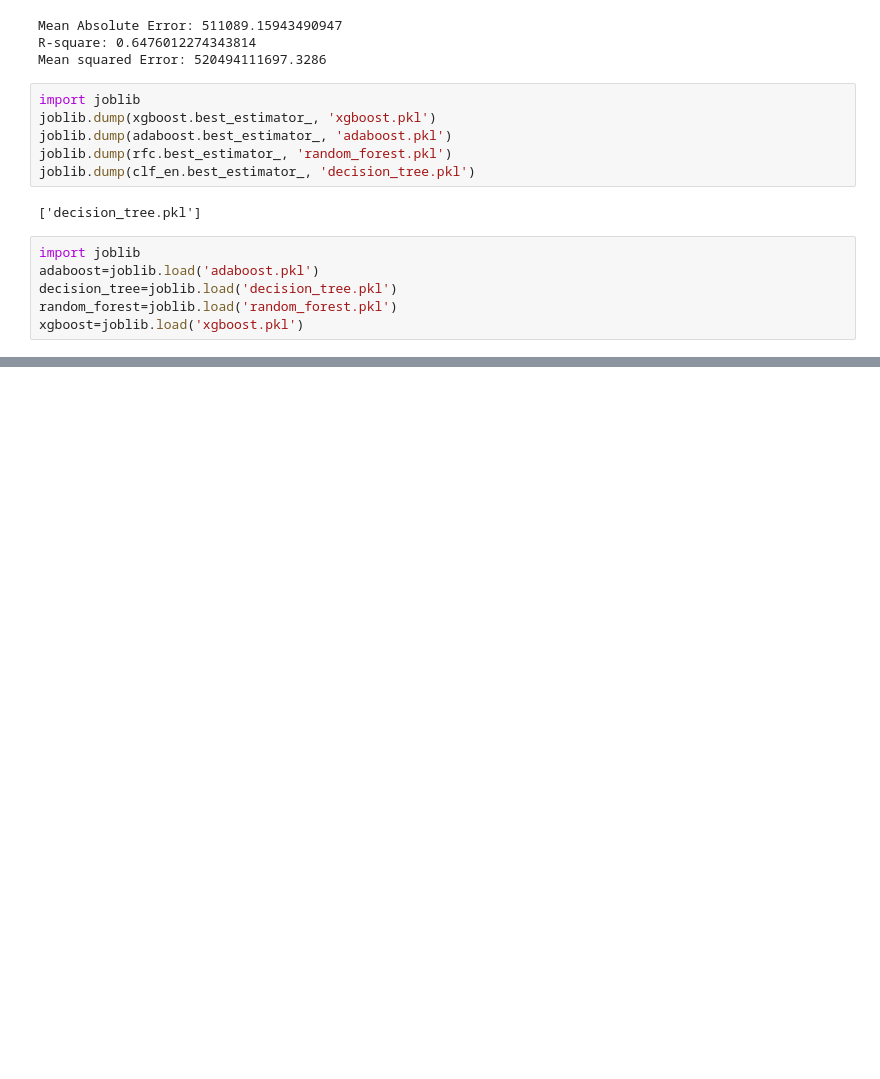
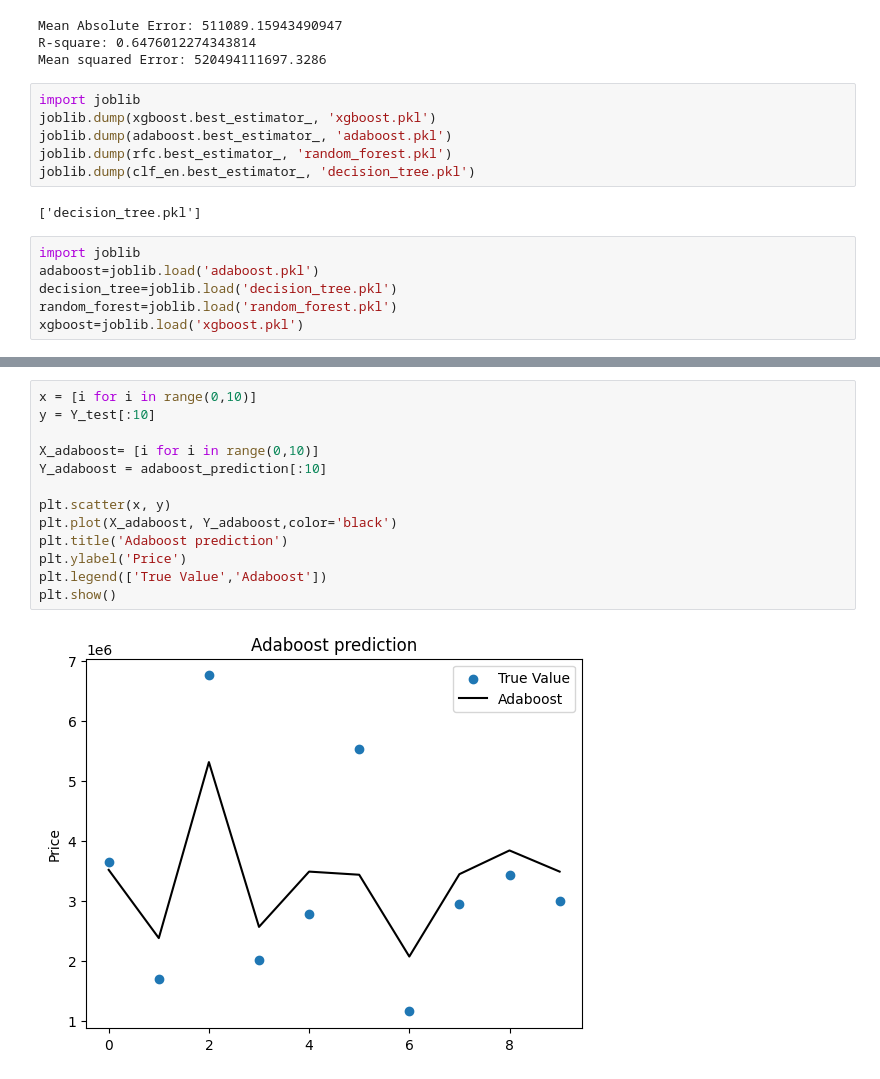
Before and after one commit to hairfann/airfare-prediction, a Jupyter notebook: flight_price.ipynb, the cells around one changed output, grey strips where cells are left out. Drawn from its saved outputs; the diff is of its cells as text; blank space fills up the shorter version.

```diff
--- a/flight_price.ipynb
+++ b/flight_price.ipynb
@@ -309,0 +345,15 @@ xgboost=joblib.load('xgboost.pkl')
+# %%
+x = [i for i in range(0,10)]
+y = Y_test[:10]
+
+X_adaboost= [i for i in range(0,10)]
+Y_adaboost = adaboost_prediction[:10]
+
+plt.scatter(x, y)
+plt.plot(X_adaboost, Y_adaboost,color='black')
+plt.title('Adaboost prediction')
+plt.ylabel('Price')
+plt.legend(['True Value','Adaboost'])
+plt.show()
+# %% [output]
+[figure, added]
```
Also changed, not shown: parts of 8 cells of this notebook.
